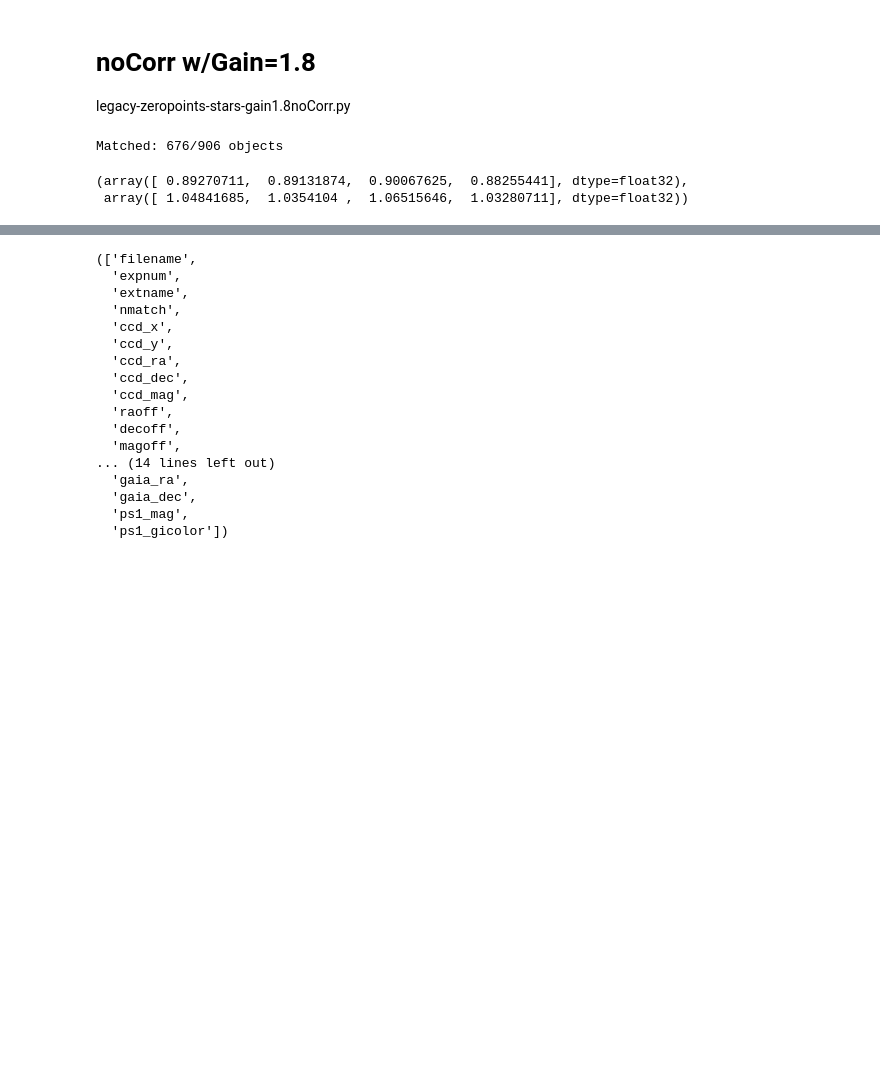
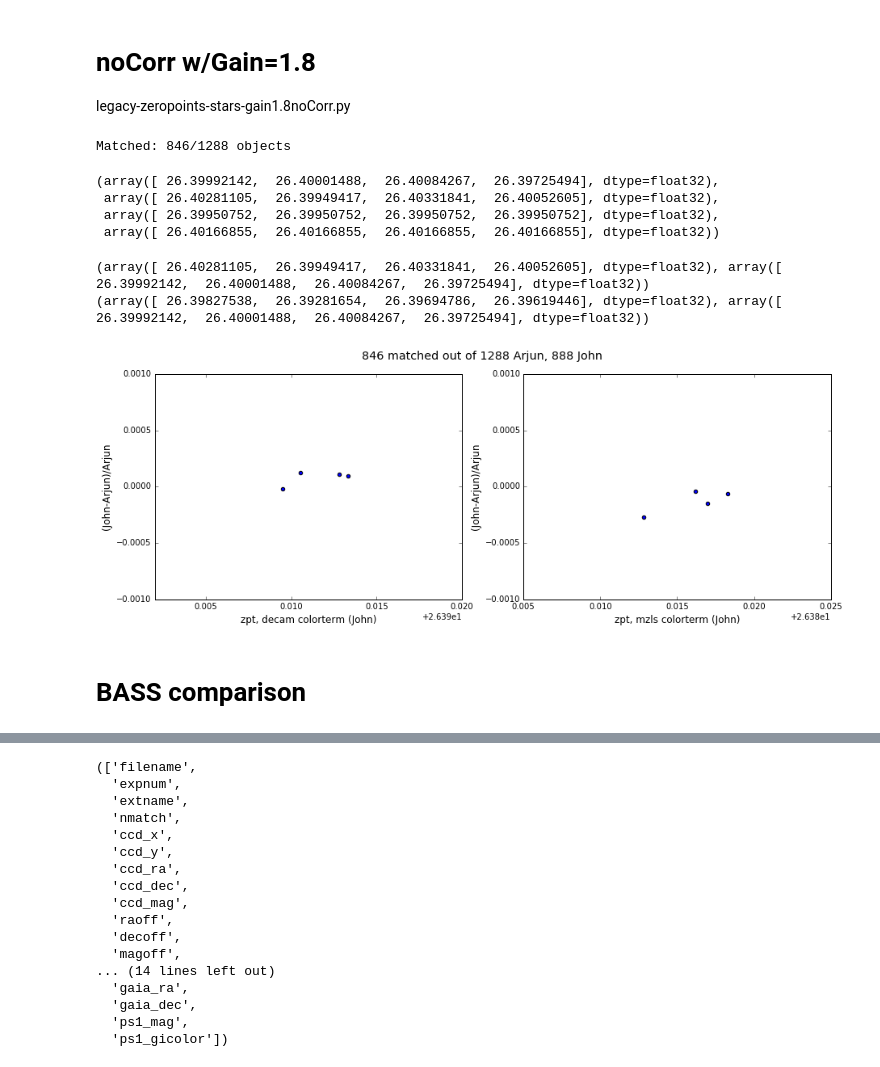
Before and after one commit to legacysurvey/legacypipe, a Jupyter notebook: py/legacyccds/legacy-zeropoints.ipynb, the cells around one changed output, grey strips where cells are left out. Saved outputs shown, nothing was run; the diff lists cells and outputs as text; code cells hidden in the pictures; blank space fills up the shorter version.

```diff
--- a/py/legacyccds/legacy-zeropoints.ipynb
+++ b/py/legacyccds/legacy-zeropoints.ipynb
@@ -319,10 +346,12 @@ for key in keys:
 legacy-zeropoints-stars-gain1.8noCorr.py
 # %%
 mydir='/global/homes/k/kaylanb/repos/thesis_code/zeropoints/data/'
-part='k4m_160203_015632_ooi_zd_v2'
+# part='k4m_160203_015632_ooi_zd_v2'
+part='k4m_160203_064552_ooi_zd_v2'
 j_stars=fits_table(os.path.join(mydir,'stars-gain1.8noCorr/','stars-gain1.8noCorrzeropoint-'+part+'-stars.fits'))
 a_stars=fits_table(os.path.join(mydir,'original/','matches-'+part+'.fits'))
 j=fits_table(os.path.join(mydir,'stars-gain1.8noCorr/','stars-gain1.8noCorrzeropoint-'+part+'.fits'))
+j_mzls_color= fits_table(os.path.join(mydir,'stars-gain1.8noCorr/','stars-gain1.8noCorrmzlscolorzeropoint-'+part+'.fits'))
 a=fits_table(os.path.join(mydir,'original/','arjun_zeropoint-'+part+'.fits'))
 
 import theValidator.catalogues as cats
@@ -332,12 +361,9 @@ for key in ['ra','dec']:
 #     j.set(key,j.get('ccd_%s' % key))
 imatch,imiss,d2d= cats.Matcher().match_within(a_stars,j_stars)
 
-# from translate import Translator,Converter
-# t=Translator(j,a,verbose=False)
+from translate import Translator,Converter
+t=Translator(j,a,verbose=False)
+# t.compare()
 # t.compare_problematic()
-# c=Converter(j,a)
-a.get('ccdtransp'),j.get('transp')
 # %% [output]
-Matched: 676/906 objects
+Matched: 846/1288 objects
-(array([ 0.89270711,  0.89131874,  0.90067625,  0.88255441], dtype=float32),
- array([ 1.04841685,  1.0354104 ,  1.06515646,  1.03280711], dtype=float32))
@@ -345,0 +370,52 @@ mzls_color= j_stars.get('colorterm')[imatch['obs']]
+# %%
+a.get('ccdzpt'),j.get('zpt'),a.get('zpt'),j.get('zptavg')
+# %% [output]
+(array([ 26.39992142,  26.40001488,  26.40084267,  26.39725494], dtype=float32),
+ array([ 26.40281105,  26.39949417,  26.40331841,  26.40052605], dtype=float32),
+ array([ 26.39950752,  26.39950752,  26.39950752,  26.39950752], dtype=float32),
+ array([ 26.40166855,  26.40166855,  26.40166855,  26.40166855], dtype=float32))
+# %%
+# from scipy.stats import sigmaclip
+# dmagall = j_stars.get('ps1_mag')[imatch['obs']] - j_stars.get('apmag')[imatch['obs']]
+# zp0=26.552
+# kext=0.06
+# myzpt=dict(w_decam=0,w_mzls=0)
+# # Decam color
+# dmag, _, _ = sigmaclip(dmagall, low=2.5, high=2.5)
+# dmagmed = np.median(dmag)
+# zptmed = zp0 + dmagmed
+# myzpt['w_decam']= zptmed
+# # Mzls color
+# dmagall=dmagall- j_stars.get('decam_colorterm')[imatch['obs']] -j_stars.get('mzls_colorterm')[imatch['obs']]
+# dmag, _, _ = sigmaclip(dmagall, low=2.5, high=2.5)
+# dmagmed = np.median(dmag)
+# zptmed = zp0 + dmagmed
+# myzpt['w_mzls']= zptmed
+
+
+fig,ax= plt.subplots(1,2,figsize=(15,5))
+plt.subplots_adjust(hspace=0,wspace=0.2)
+for cnt in range(2):
+    arjun= a.get('ccdzpt')
+    if cnt == 0:
+#         ax[cnt].set_ylim(-0.01,0.01)
+        john= j.get('zpt')
+        xlab=ax[cnt].set_xlabel('zpt, decam colorterm (John)',fontsize='large')
+    else:
+        john= j_mzls_color.get('zpt')
+        xlab=ax[cnt].set_xlabel('zpt, mzls colorterm (John)',fontsize='large')
+    ylab=ax[cnt].set_ylabel('(John-Arjun)/Arjun',fontsize='large')
+    y= (john-arjun)/arjun
+    print(john,arjun)
+    ax[cnt].scatter(john,y)
+    ax[cnt].set_ylim(-0.001,0.001)
+ti=plt.suptitle('%d matched out of %d Arjun, %d John' % \
+                (imatch['ref'].size,len(a_stars),len(j_stars)), fontsize='x-large')
+plt.savefig("zptdiff.png",\
+            bbox_extra_artists=[ti,xlab,ylab], bbox_inches='tight',dpi=150)
+# %% [output]
+(array([ 26.40281105,  26.39949417,  26.40331841,  26.40052605], dtype=float32), array([ 26.39992142,  26.40001488,  26.40084267,  26.39725494], dtype=float32))
+(array([ 26.39827538,  26.39281654,  26.39694786,  26.39619446], dtype=float32), array([ 26.39992142,  26.40001488,  26.40084267,  26.39725494], dtype=float32))
+[figure, added]
+# %% [markdown]
+# BASS comparison
```
Also changed, not shown: parts of 41 cells of this notebook, 4 other files.
